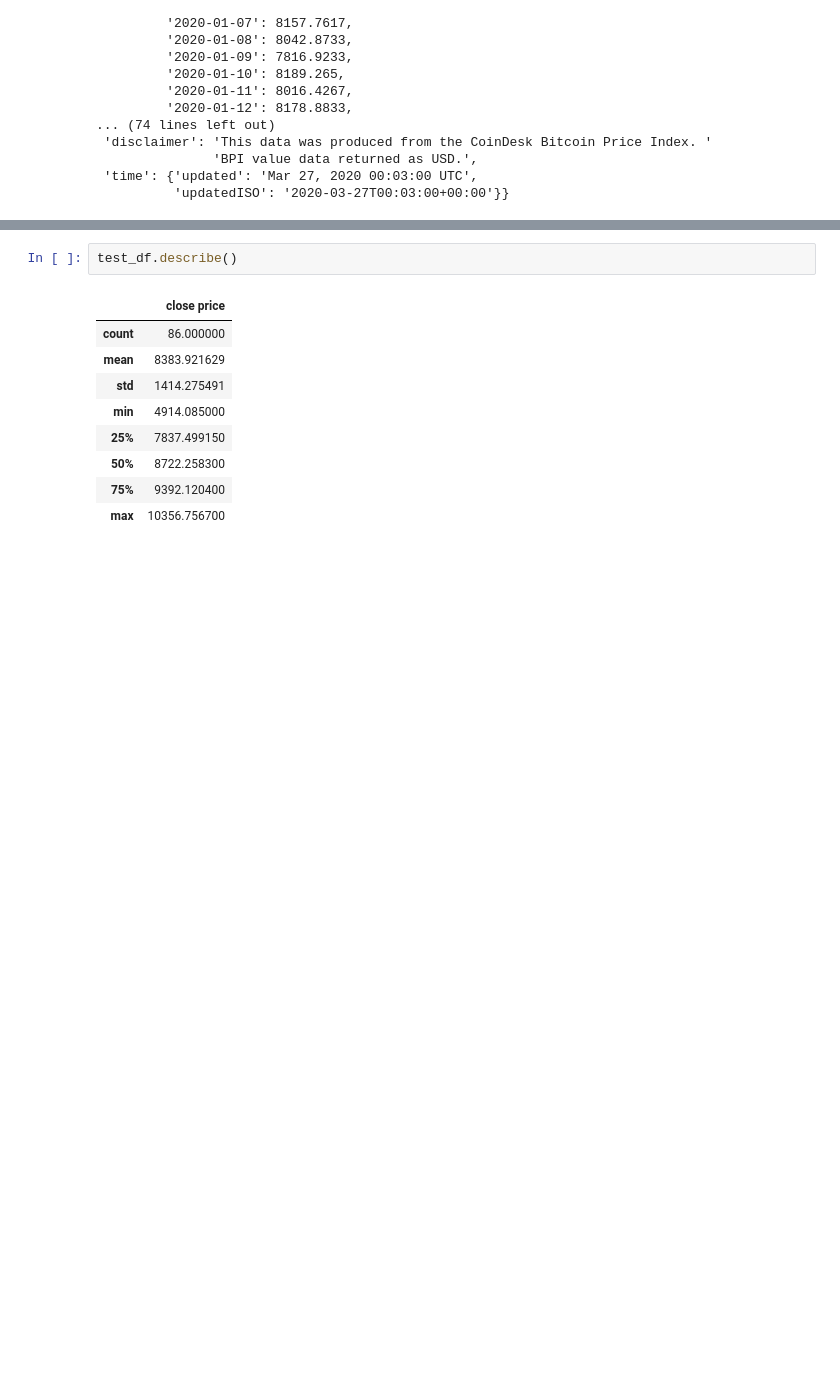
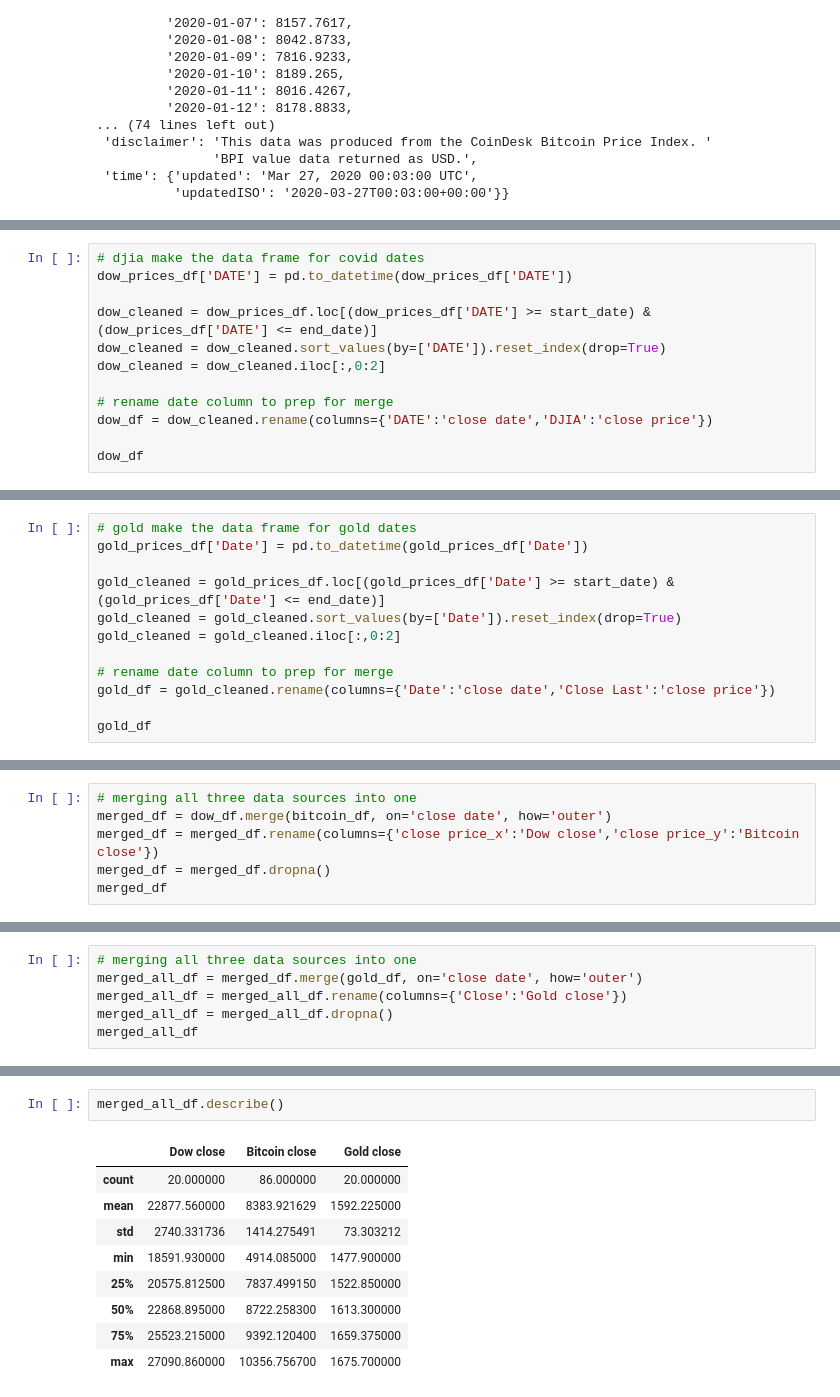
Before and after one commit to darrenr10/Project_1, a Jupyter notebook: Meredith's Work.ipynb, the cells around one changed output, grey strips where cells are left out. Cells and saved outputs as stored; diff of their text form; blank space fills up the shorter version.

Commit message:
second commit for covid

```diff
--- a/Meredith's Work.ipynb
+++ b/Meredith's Work.ipynb
@@ -103,0 +78,12 @@ plt.plot(x_axis, y_axis)
+# %%
+# djia make the data frame for covid dates
+dow_prices_df['DATE'] = pd.to_datetime(dow_prices_df['DATE'])
+
+dow_cleaned = dow_prices_df.loc[(dow_prices_df['DATE'] >= start_date) & (dow_prices_df['DATE'] <= end_date)]
+dow_cleaned = dow_cleaned.sort_values(by=['DATE']).reset_index(drop=True)
+dow_cleaned = dow_cleaned.iloc[:,0:2]
+
+# rename date column to prep for merge
+dow_df = dow_cleaned.rename(columns={'DATE':'close date','DJIA':'close price'})
+
+dow_df
@@ -103,0 +108,12 @@ plt.plot(x_axis, y_axis)
+# %%
+# gold make the data frame for gold dates
+gold_prices_df['Date'] = pd.to_datetime(gold_prices_df['Date'])
+
+gold_cleaned = gold_prices_df.loc[(gold_prices_df['Date'] >= start_date) & (gold_prices_df['Date'] <= end_date)]
+gold_cleaned = gold_cleaned.sort_values(by=['Date']).reset_index(drop=True)
+gold_cleaned = gold_cleaned.iloc[:,0:2]
+
+# rename date column to prep for merge
+gold_df = gold_cleaned.rename(columns={'Date':'close date','Close Last':'close price'})
+
+gold_df
@@ -103,0 +138,6 @@ plt.plot(x_axis, y_axis)
+# %%
+# merging all three data sources into one
+merged_df = dow_df.merge(bitcoin_df, on='close date', how='outer')
+merged_df = merged_df.rename(columns={'close price_x':'Dow close','close price_y':'Bitcoin close'})
+merged_df = merged_df.dropna()
+merged_df
@@ -103,0 +162,6 @@ plt.plot(x_axis, y_axis)
+# %%
+# merging all three data sources into one
+merged_all_df = merged_df.merge(gold_df, on='close date', how='outer')
+merged_all_df = merged_all_df.rename(columns={'Close':'Gold close'})
+merged_all_df = merged_all_df.dropna()
+merged_all_df
@@ -104,12 +218,12 @@ plt.plot(x_axis, y_axis)
 # %%
-test_df.describe()
+merged_all_df.describe()
 # %% [output]
-|  | close price |
-| count | 86.000000 |
-| mean | 8383.921629 |
-| std | 1414.275491 |
-| min | 4914.085000 |
-| 25% | 7837.499150 |
-| 50% | 8722.258300 |
-| 75% | 9392.120400 |
-| max | 10356.756700 |
+|  | Dow close | Bitcoin close | Gold close |
+| count | 20.000000 | 86.000000 | 20.000000 |
+| mean | 22877.560000 | 8383.921629 | 1592.225000 |
+| std | 2740.331736 | 1414.275491 | 73.303212 |
+| min | 18591.930000 | 4914.085000 | 1477.900000 |
+| 25% | 20575.812500 | 7837.499150 | 1522.850000 |
+| 50% | 22868.895000 | 8722.258300 | 1613.300000 |
+| 75% | 25523.215000 | 9392.120400 | 1659.375000 |
+| max | 27090.860000 | 10356.756700 | 1675.700000 |
```
Also changed, not shown: parts of 13 cells of this notebook, 2 other files.
